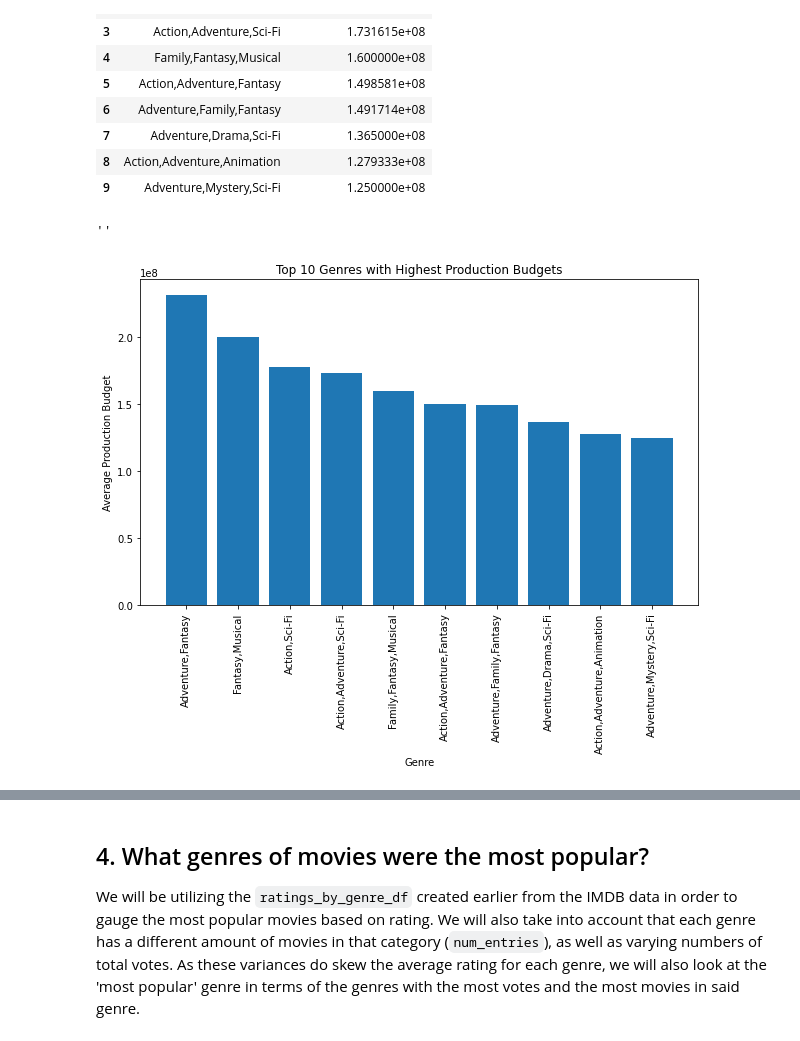
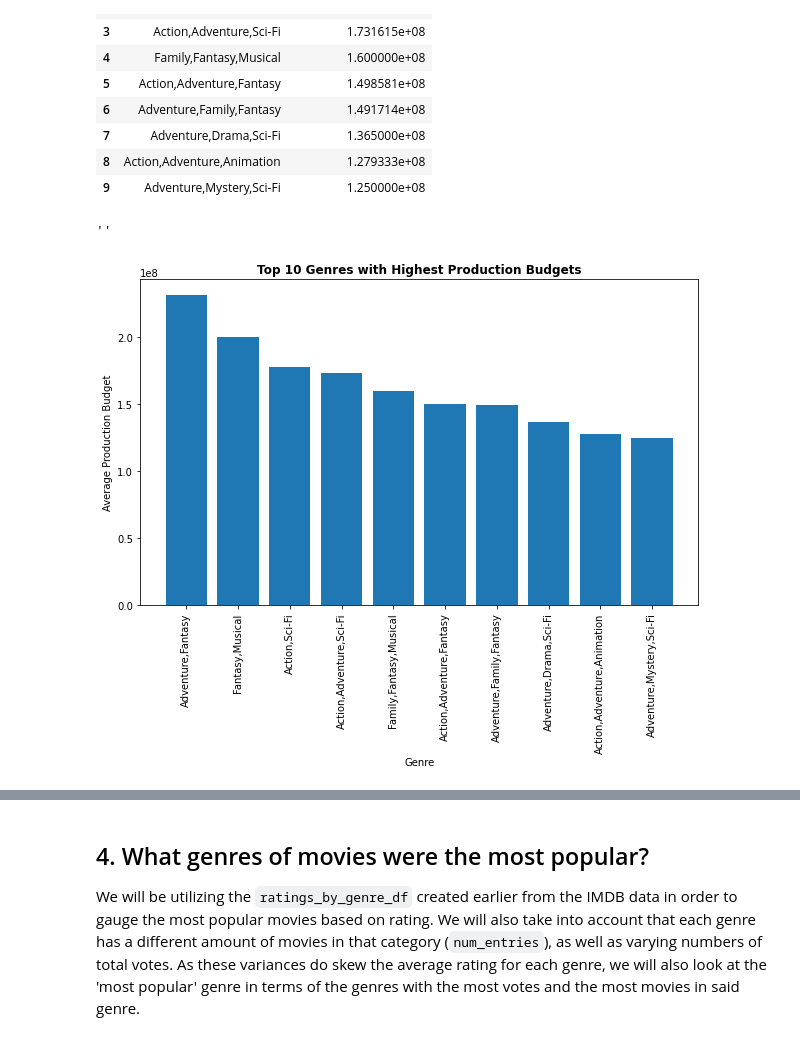
Before and after one commit to Bella3s/movie-analysis-project, a Jupyter notebook: movie_performance_analysis.ipynb, the cells around one changed output, grey strips where cells are left out. Drawn from its saved outputs; the diff is of its cells as text; code cells hidden in the pictures.

```diff
--- a/movie_performance_analysis.ipynb
+++ b/movie_performance_analysis.ipynb
@@ -693,8 +702,8 @@ Data columns (total 13 columns):
 dtypes: int64(4), object(9)
 memory usage: 169.2+ KB
 # %%
-test = IMDB_and_theNums_df.groupby('genres').mean().sort_values(by=['production_budget_int'], ascending=False)
-top_ten_budget_theNums = test.head(10)
+grouped = IMDB_and_theNums_df.groupby('genres').mean()
+top_ten_budget_theNums = grouped.sort_values(by=['production_budget_int'], ascending=False).head(10)
 top_ten_budget_theNums
 # %% [output]
 |  | id | production_budget_int | domestic_gross_int | year |
@@ -1084,13 +1047,13 @@ top_ten_budget_theNums
 # %%
 fig, ax = plt.subplots(figsize=(10,6))
 
 ax.bar(top_ten_budget_theNums['genres'], height=top_ten_budget_theNums['production_budget_int'])
 ax.tick_params(axis='x', labelrotation=90)
 ax.set_xlabel('Genre')
 ax.set_ylabel('Average Production Budget')
-ax.set_title('Top 10 Genres with Highest Production Budgets')
+ax.set_title('Top 10 Genres with Highest Production Budgets', fontweight='bold')
 
 ;
 # %% [output]
 ''
-[figure, old version]
+[figure, new version]
```
Also changed, not shown: parts of 68 cells of this notebook, 1 other file.
